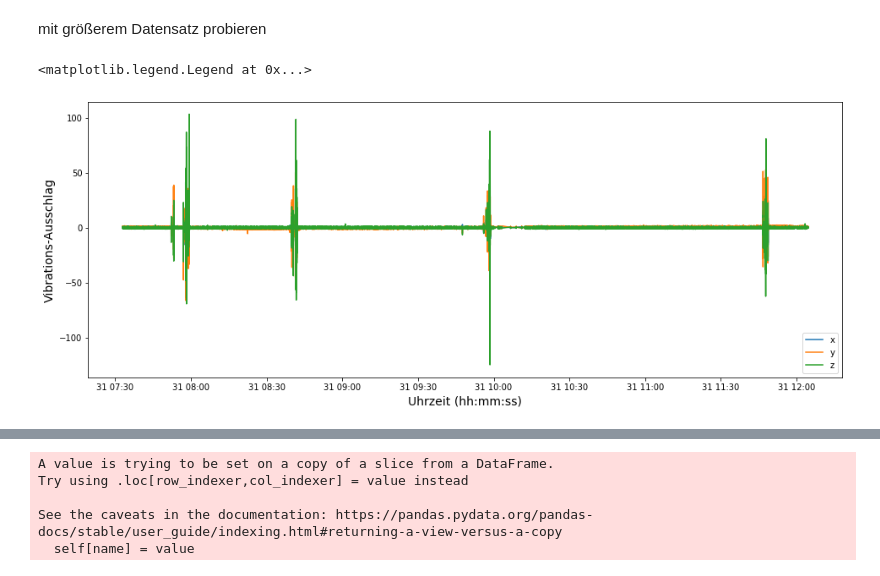
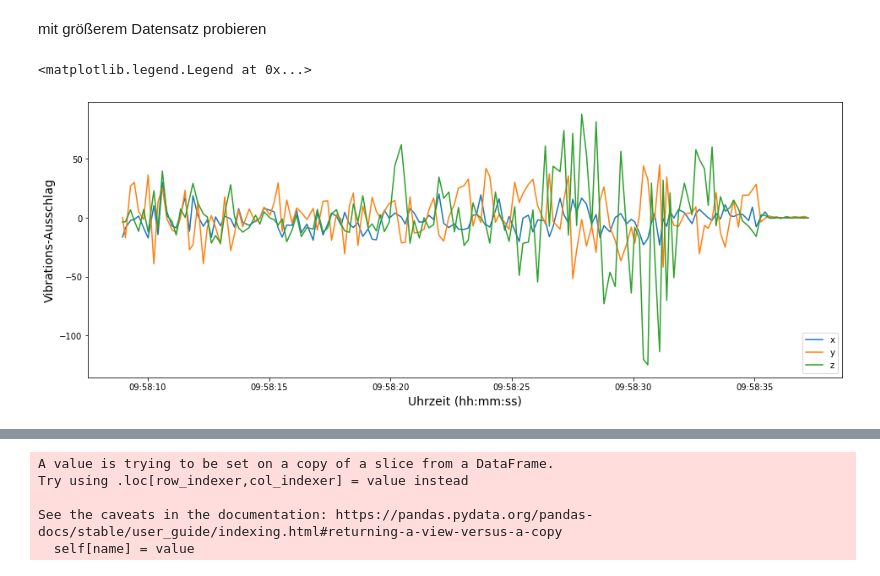
Before and after one commit to juliansaar/Innoprojekt, a Jupyter notebook: tsfresh_scaled_large.ipynb, the cells around one changed output, grey strips where cells are left out. Cells and saved outputs as stored; diff of their text form; code cells hidden in the pictures.

```diff
--- a/tsfresh_scaled_large.ipynb
+++ b/tsfresh_scaled_large.ipynb
@@ -43,17 +43,17 @@ df.head()
 # %% [markdown]
 mit größerem Datensatz probieren
 # %%
-intersection = 1480000
+intersection = 1486345 - 5791
 fig, ax = plt.subplots(figsize=(16,6))
-ax.plot(df.time[intersection-50000 : intersection+40000], df.x[intersection-50000 : intersection+40000], label="x")
-ax.plot(df.time[intersection-50000 : intersection+40000], df.y[intersection-50000 : intersection+40000], label='y')
-ax.plot(df.time[intersection-50000 : intersection+40000], df.z[intersection-50000 : intersection+40000], label='z')
+ax.plot(df.time[intersection-250 : intersection-100], df.x[intersection-250 : intersection-100], label="x")
+ax.plot(df.time[intersection-250 : intersection-100], df.y[intersection-250 : intersection-100], label='y')
+ax.plot(df.time[intersection-250 : intersection-100], df.z[intersection-250 : intersection-100], label='z')
 
 ax.set_xlabel("Uhrzeit (hh:mm:ss)", fontsize=14)
 ax.set_ylabel("Vibrations-Ausschlag", fontsize=14)
 
 plt.legend(loc=4)
 # %% [output]
 <matplotlib.legend.Legend at 0x...>
-[figure, old version]
+[figure, new version]
 # %%
```
Also changed, not shown: parts of 21 cells of this notebook.
